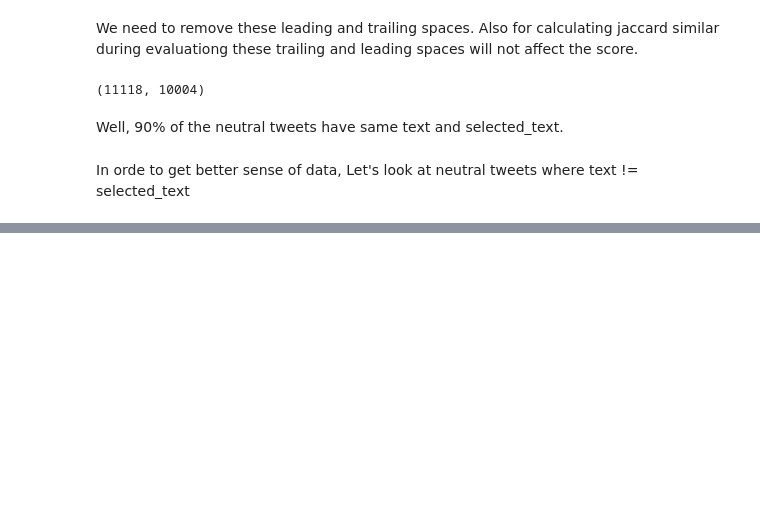
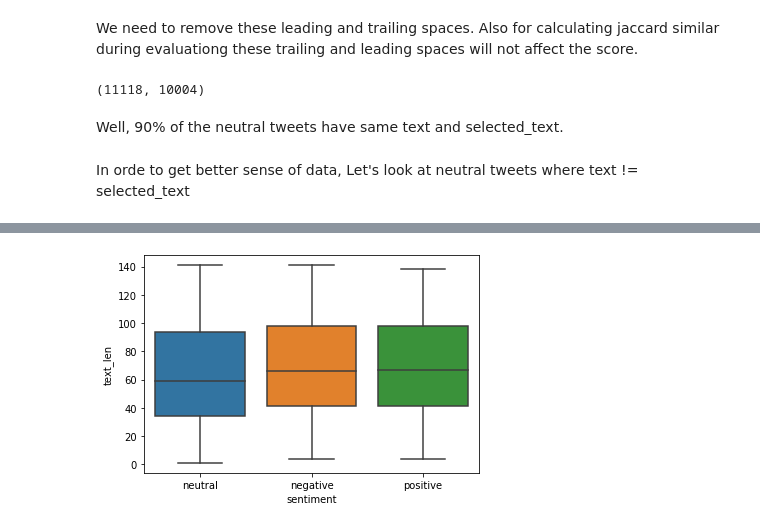
Before and after one commit to nithish08/tweet-sent, a Jupyter notebook: baseline.ipynb, the cells around one changed output, grey strips where cells are left out. Drawn from its saved outputs; the diff is of its cells as text; code cells hidden in the pictures; blank space fills up the shorter version.

Commit message:
add plots

```diff
--- a/baseline.ipynb
+++ b/baseline.ipynb
@@ -101,0 +148,5 @@ neutral[neutral.text != neutral.selected_text].sample(n=10)
+# %%
+train = train.dropna() # remove the NaN text row.
+# %%
+train.loc[:, 'text_len'] = train.loc[:,'text'].apply(lambda x: len(x))
+train.loc[:, 'selected_text_len'] = train.loc[:,'selected_text'].apply(lambda x: len(x))
@@ -101,0 +162,4 @@ neutral[neutral.text != neutral.selected_text].sample(n=10)
+# %%
+_ = sns.boxplot(x='sentiment', y='text_len', data=train)
+# %% [output]
+[figure, added]
```
Also changed, not shown: parts of 24 cells of this notebook, 2 other files.
